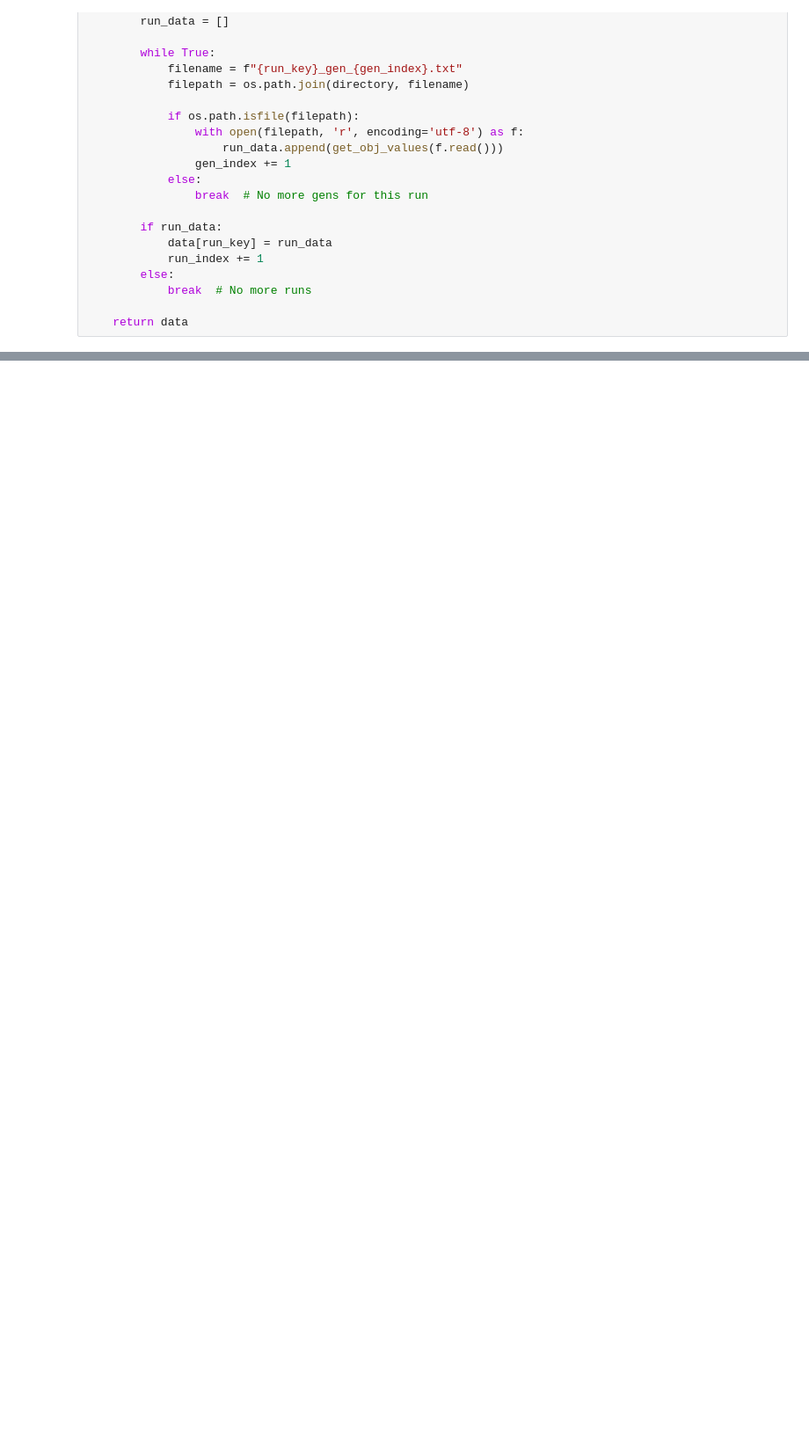
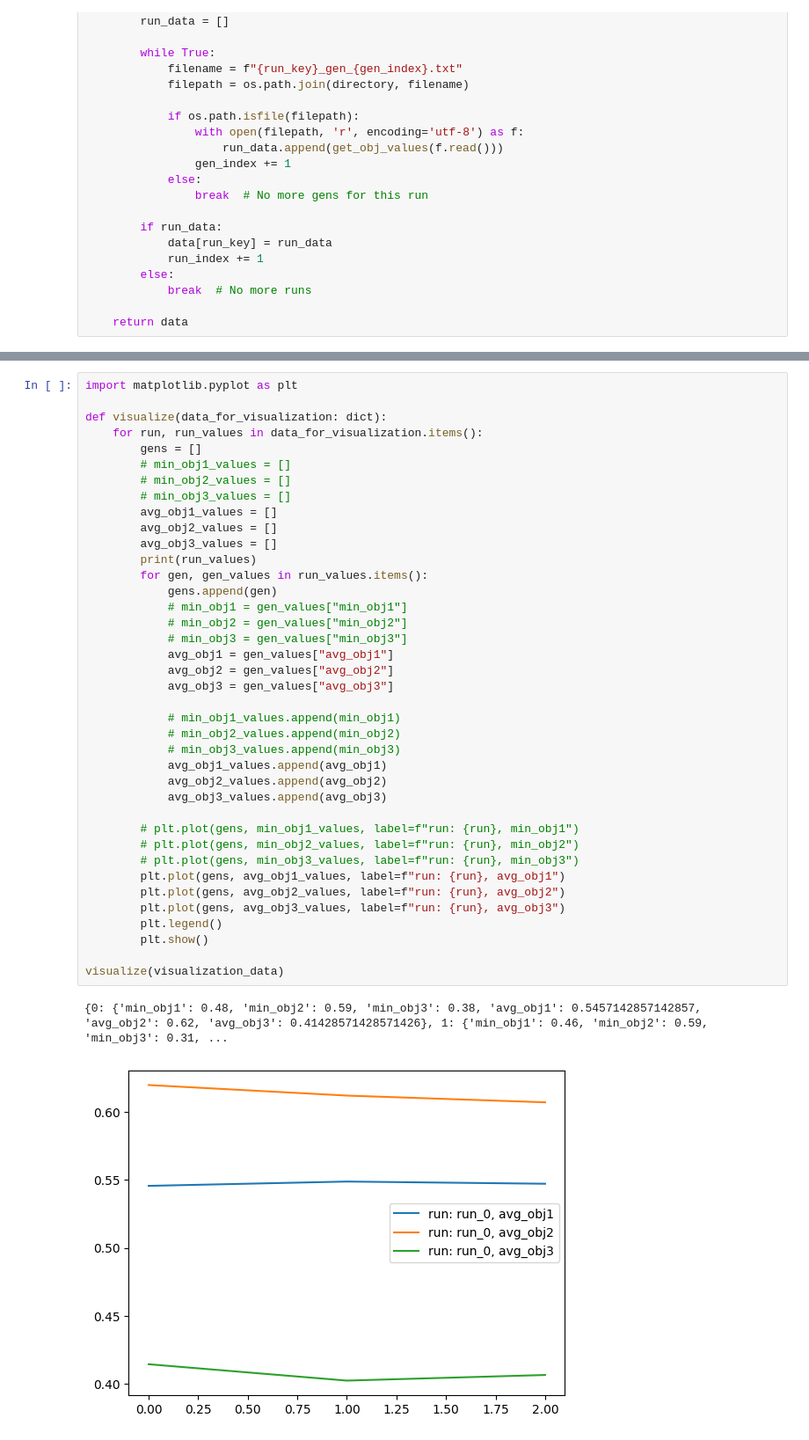
Before and after one commit to RadinRavankhah/FL, a Jupyter notebook: version 7/show_obj_value_changes.ipynb, the cells around one changed output, grey strips where cells are left out. Shown at 88% size. Saved outputs shown, nothing was run; the diff lists cells and outputs as text; blank space fills up the shorter version.

Commit message:
refactor visualization code to separate min and avg of obj values on the plot

```diff
--- a/version 7/show_obj_value_changes.ipynb
+++ b/version 7/show_obj_value_changes.ipynb
@@ -174,0 +173,42 @@ visualize(visualization_data)
+# %%
+import matplotlib.pyplot as plt
+
+def visualize(data_for_visualization: dict):
+    for run, run_values in data_for_visualization.items():
+        gens = []
+        # min_obj1_values = []
+        # min_obj2_values = []
+        # min_obj3_values = []
+        avg_obj1_values = []
+        avg_obj2_values = []
+        avg_obj3_values = []
+        print(run_values)
+        for gen, gen_values in run_values.items():
+            gens.append(gen)
+            # min_obj1 = gen_values["min_obj1"]
+            # min_obj2 = gen_values["min_obj2"]
+            # min_obj3 = gen_values["min_obj3"]
+            avg_obj1 = gen_values["avg_obj1"]
+            avg_obj2 = gen_values["avg_obj2"]
+            avg_obj3 = gen_values["avg_obj3"]
+
+            # min_obj1_values.append(min_obj1)
+            # min_obj2_values.append(min_obj2)
+            # min_obj3_values.append(min_obj3)
+            avg_obj1_values.append(avg_obj1)
+            avg_obj2_values.append(avg_obj2)
+            avg_obj3_values.append(avg_obj3)
+
+        # plt.plot(gens, min_obj1_values, label=f"run: {run}, min_obj1")
+        # plt.plot(gens, min_obj2_values, label=f"run: {run}, min_obj2")
+        # plt.plot(gens, min_obj3_values, label=f"run: {run}, min_obj3")
+        plt.plot(gens, avg_obj1_values, label=f"run: {run}, avg_obj1")
+        plt.plot(gens, avg_obj2_values, label=f"run: {run}, avg_obj2")
+        plt.plot(gens, avg_obj3_values, label=f"run: {run}, avg_obj3")
+        plt.legend()
+        plt.show()
+
+visualize(visualization_data)
+# %% [output]
+{0: {'min_obj1': 0.48, 'min_obj2': 0.59, 'min_obj3': 0.38, 'avg_obj1': 0.5457142857142857, 'avg_obj2': 0.62, 'avg_obj3': 0.41428571428571426}, 1: {'min_obj1': 0.46, 'min_obj2': 0.59, 'min_obj3': 0.31, ...
+[figure, added]
```
Also changed, not shown: parts of 4 cells of this notebook.
